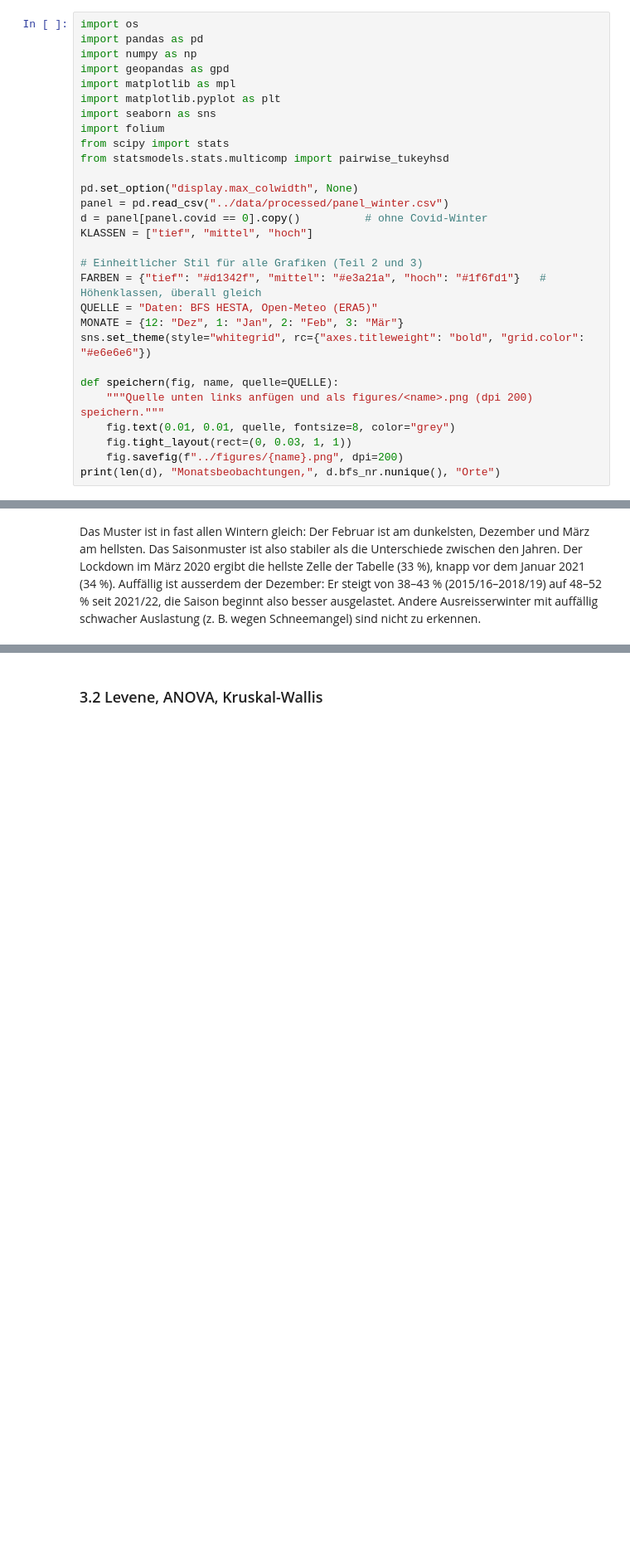
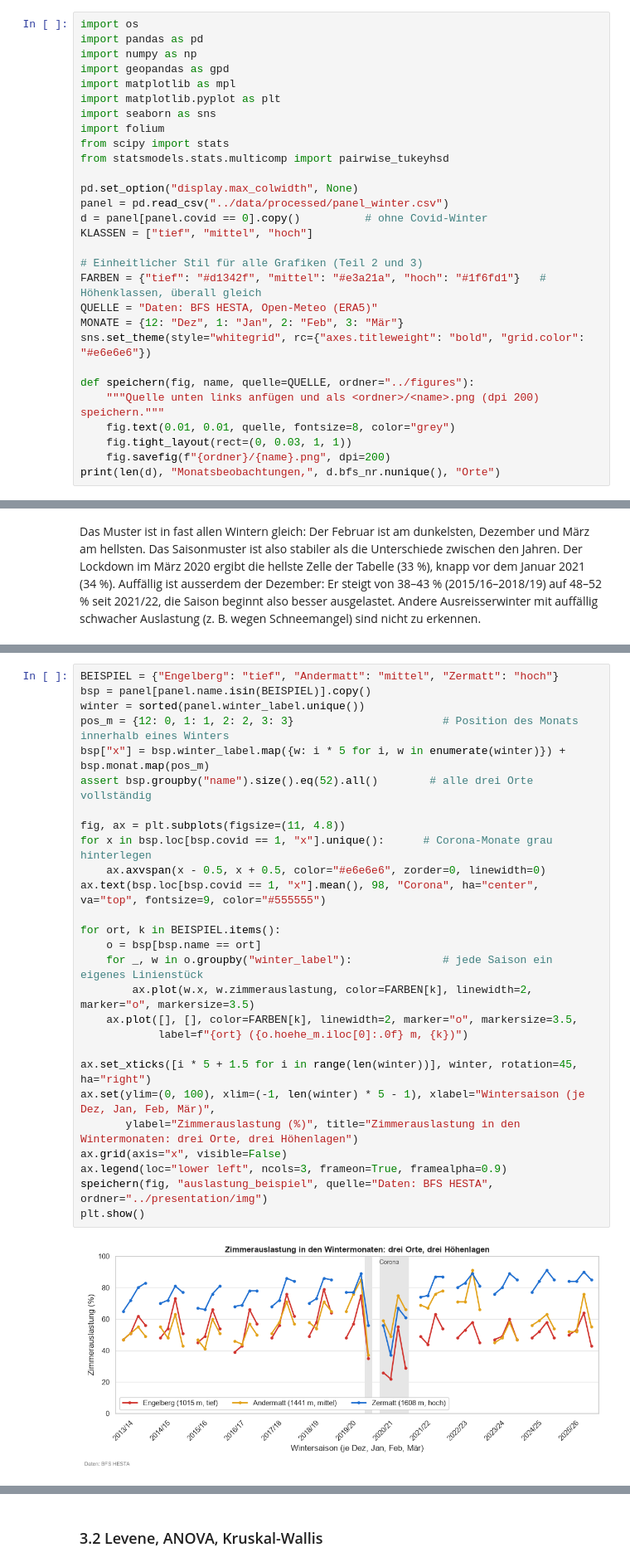
Before and after one commit to aakset/wintertourismus-schnee, a Jupyter notebook: notebooks/04_eda_tests_karte.ipynb, the cells around one changed output, grey strips where cells are left out. Shown at 83% size. Cells and saved outputs as stored; diff of their text form; blank space fills up the shorter version.

```diff
--- a/notebooks/04_eda_tests_karte.ipynb
+++ b/notebooks/04_eda_tests_karte.ipynb
@@ -28,11 +28,11 @@ QUELLE = "Daten: BFS HESTA, Open-Meteo (ERA5)"
 MONATE = {12: "Dez", 1: "Jan", 2: "Feb", 3: "Mär"}
 sns.set_theme(style="whitegrid", rc={"axes.titleweight": "bold", "grid.color": "#e6e6e6"})
 
-def speichern(fig, name, quelle=QUELLE):
-    """Quelle unten links anfügen und als figures/<name>.png (dpi 200) speichern."""
+def speichern(fig, name, quelle=QUELLE, ordner="../figures"):
+    """Quelle unten links anfügen und als <ordner>/<name>.png (dpi 200) speichern."""
     fig.text(0.01, 0.01, quelle, fontsize=8, color="grey")
     fig.tight_layout(rect=(0, 0.03, 1, 1))
-    fig.savefig(f"../figures/{name}.png", dpi=200)
+    fig.savefig(f"{ordner}/{name}.png", dpi=200)
 print(len(d), "Monatsbeobachtungen,", d.bfs_nr.nunique(), "Orte")
 # %% [output]
 2032 Monatsbeobachtungen, 45 Orte
@@ -539,0 +544,29 @@ Das Muster ist in fast allen Wintern gleich: Der Februar ist am dunkelsten, Deze
+# %%
+BEISPIEL = {"Engelberg": "tief", "Andermatt": "mittel", "Zermatt": "hoch"}
+bsp = panel[panel.name.isin(BEISPIEL)].copy()
+winter = sorted(panel.winter_label.unique())
+pos_m = {12: 0, 1: 1, 2: 2, 3: 3}                       # Position des Monats innerhalb eines Winters
+bsp["x"] = bsp.winter_label.map({w: i * 5 for i, w in enumerate(winter)}) + bsp.monat.map(pos_m)
+assert bsp.groupby("name").size().eq(52).all()        # alle drei Orte vollständig
+
+fig, ax = plt.subplots(figsize=(11, 4.8))
+for x in bsp.loc[bsp.covid == 1, "x"].unique():      # Corona-Monate grau hinterlegen
+    ax.axvspan(x - 0.5, x + 0.5, color="#e6e6e6", zorder=0, linewidth=0)
+ax.text(bsp.loc[bsp.covid == 1, "x"].mean(), 98, "Corona", ha="center", va="top", fontsize=9, color="#555555")
+
+for ort, k in BEISPIEL.items():
+    o = bsp[bsp.name == ort]
+    for _, w in o.groupby("winter_label"):              # jede Saison ein eigenes Linienstück
+        ax.plot(w.x, w.zimmerauslastung, color=FARBEN[k], linewidth=2, marker="o", markersize=3.5)
+    ax.plot([], [], color=FARBEN[k], linewidth=2, marker="o", markersize=3.5,
+            label=f"{ort} ({o.hoehe_m.iloc[0]:.0f} m, {k})")
+
+ax.set_xticks([i * 5 + 1.5 for i in range(len(winter))], winter, rotation=45, ha="right")
+ax.set(ylim=(0, 100), xlim=(-1, len(winter) * 5 - 1), xlabel="Wintersaison (je Dez, Jan, Feb, Mär)",
+       ylabel="Zimmerauslastung (%)", title="Zimmerauslastung in den Wintermonaten: drei Orte, drei Höhenlagen")
+ax.grid(axis="x", visible=False)
+ax.legend(loc="lower left", ncols=3, frameon=True, framealpha=0.9)
+speichern(fig, "auslastung_beispiel", quelle="Daten: BFS HESTA", ordner="../presentation/img")
+plt.show()
+# %% [output]
+[figure, added]
```
Also changed, not shown: parts of 2 cells of this notebook, 2 other files.
